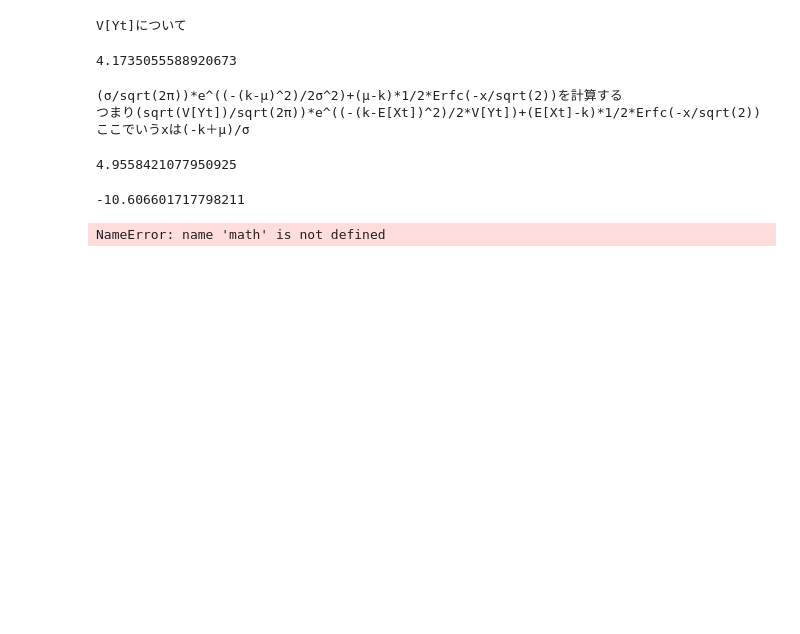
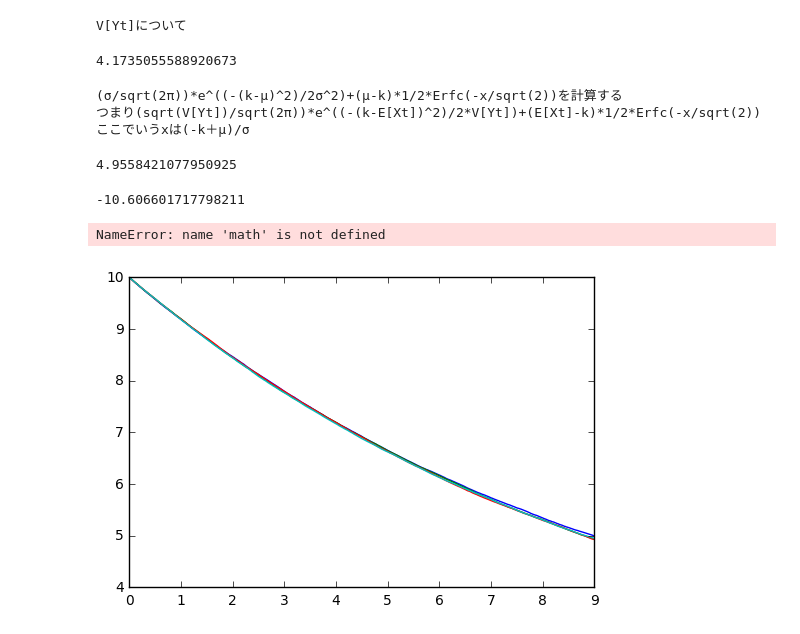
Before and after one commit to tomohiromatsumoto/SABRmodel_HBM, a Jupyter notebook: notebook2/labo.py.ipynb, the cells around one changed output. Cells and saved outputs as stored; diff of their text form; code cells hidden in the pictures; blank space fills up the shorter version.

```diff
--- a/notebook2/labo.py.ipynb
+++ b/notebook2/labo.py.ipynb
@@ -90,3 +96,41 @@ print('ここでいうxは(-k＋μ)/σ')
 math.erfc(-10)
 # %% [output]
 NameError: name 'math' is not defined
+# %%
+import numpy as np
+import matplotlib.pyplot as plt
+
+num_sims = 4
+N        = 10000
+
+y_init = 10
+t_init = 0
+t_end  = 9
+
+c_theta = 0.1
+c_mu    = 1.5
+c_sigma = 0.01
+
+def mu(y, t):
+    return c_theta * (c_mu - y)
+
+def sigma(y, t):
+    return c_sigma
+
+dt   = float(t_end - t_init) / N
+dW   = lambda dt: np.random.normal(loc = 0.0, scale = np.sqrt(dt))
+
+t    = np.arange(t_init, t_end, dt)
+y    = np.zeros(N)
+y[0] = y_init
+
+for i_sim in range(num_sims):
+    for i in range(1, t.size):
+        a = mu(y[i-1], (i-1) * dt)
+        b = sigma(y[i-1], (i-1) * dt)
+        y[i] = y[i-1] + a * dt + b * dW(dt)
+    plt.plot(t, y)
+
+plt.show()
+# %% [output]
+[figure, added]
```
Also changed, not shown: parts of 2 cells of this notebook.
